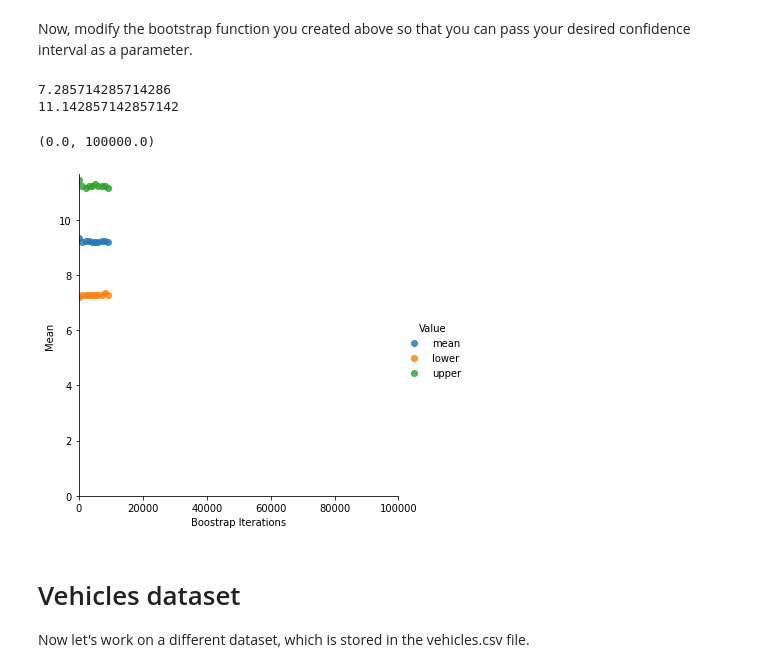
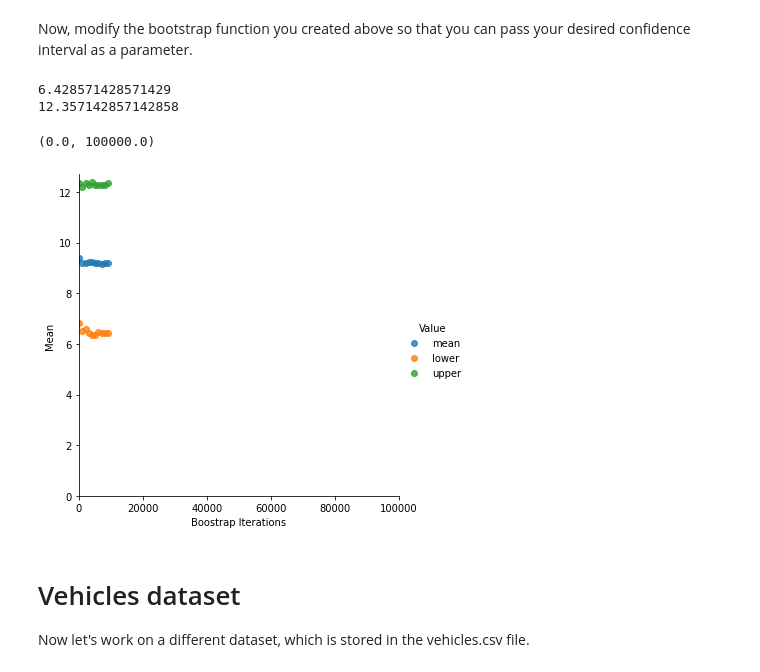
Before and after one commit to PreethamThinagaraj/CE888, a Jupyter notebook: Lab_2/bootstrap.ipynb, the cells around one changed output. Saved outputs shown, nothing was run; the diff lists cells and outputs as text; code cells hidden in the pictures.

```diff
--- a/Lab_2/bootstrap.ipynb
+++ b/Lab_2/bootstrap.ipynb
@@ -76,24 +76,24 @@ def bootstrap_mean_ci(x, sample_size, n_bootstraps, ci):
 # %%
 boots = []
 for i in range(100, 10000, 1000):
-    boot = bootstrap_mean_ci(data, data.shape[0], i, 80)
+    boot = bootstrap_mean_ci(data, data.shape[0], i, 95)
     boots.append([i, boot[0], "mean"])
     boots.append([i, boot[1], "lower"])
     boots.append([i, boot[2], "upper"])
 print(boot[1])
 print(boot[2])
 df_boot = pd.DataFrame(boots, columns=['Boostrap Iterations', 'Mean', "Value"])
 sns_plot = sns.lmplot(df_boot.columns[0], df_boot.columns[1], data=df_boot, fit_reg=False, hue="Value")
 
 sns_plot.axes[0, 0].set_ylim(0,)
 sns_plot.axes[0, 0].set_xlim(0, 100000)
 
 #sns_plot.savefig("bootstrap_confidence_80.pdf", bbox_inches='tight')
 # %% [output]
-7.285714285714286
-11.142857142857142
+6.428571428571429
+12.357142857142858
 (0.0, 100000.0)
-[figure, old version]
+[figure, new version]
 # %% [markdown]
 # Vehicles dataset
 
```
Also changed, not shown: parts of 11 cells of this notebook.
